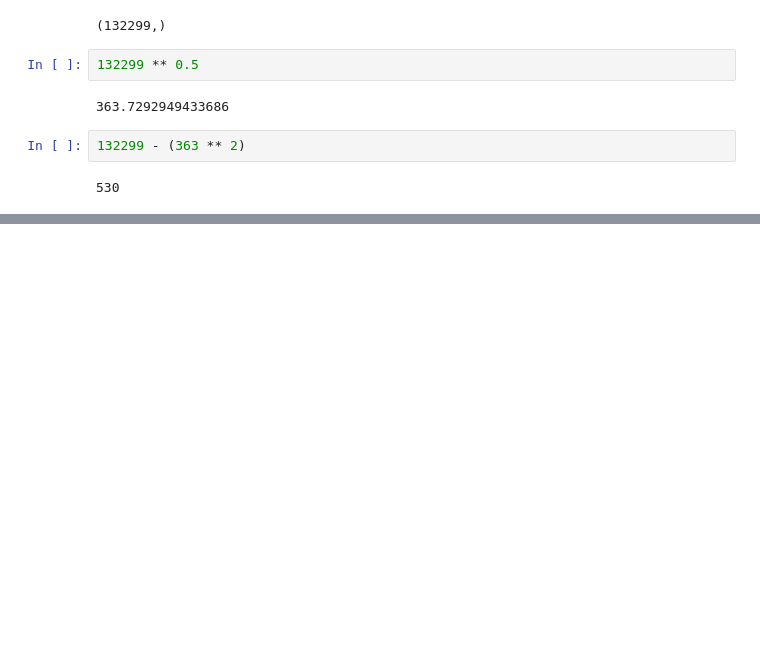
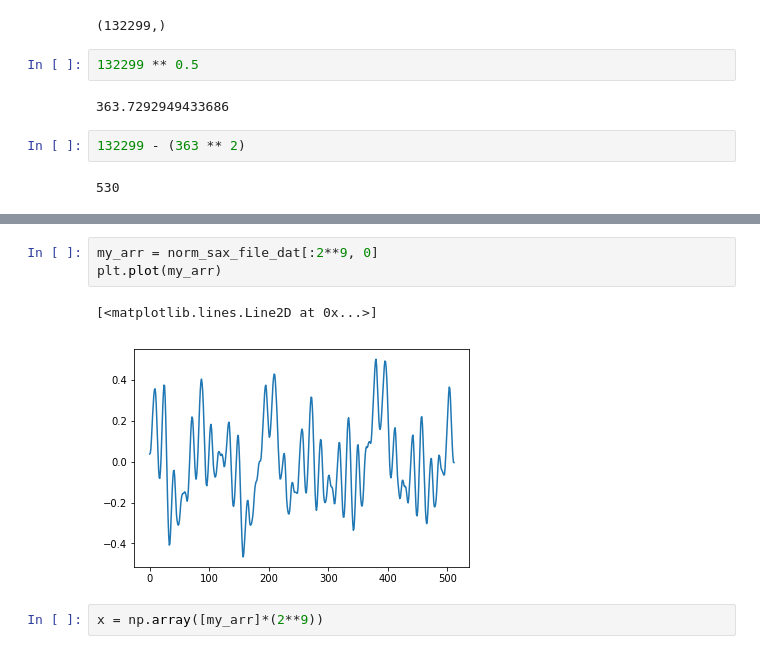
Before and after one commit to goelsaksham/organphile, a Jupyter notebook: src/Exploration/Initial Data Exploration.ipynb, the cells around one changed output, grey strips where cells are left out. Cells and saved outputs as stored; diff of their text form; blank space fills up the shorter version.

```diff
--- a/src/Exploration/Initial Data Exploration.ipynb
+++ b/src/Exploration/Initial Data Exploration.ipynb
@@ -103,0 +135,8 @@ plt.imshow(norm_sax_file_dat[:, 0][:(363**2)].reshape(363, 363))
+# %%
+my_arr = norm_sax_file_dat[:2**9, 0]
+plt.plot(my_arr)
+# %% [output]
+[<matplotlib.lines.Line2D at 0x...>]
+[figure, added]
+# %%
+x = np.array([my_arr]*(2**9))
```
Also changed, not shown: parts of 48 cells of this notebook, 46 other files.
